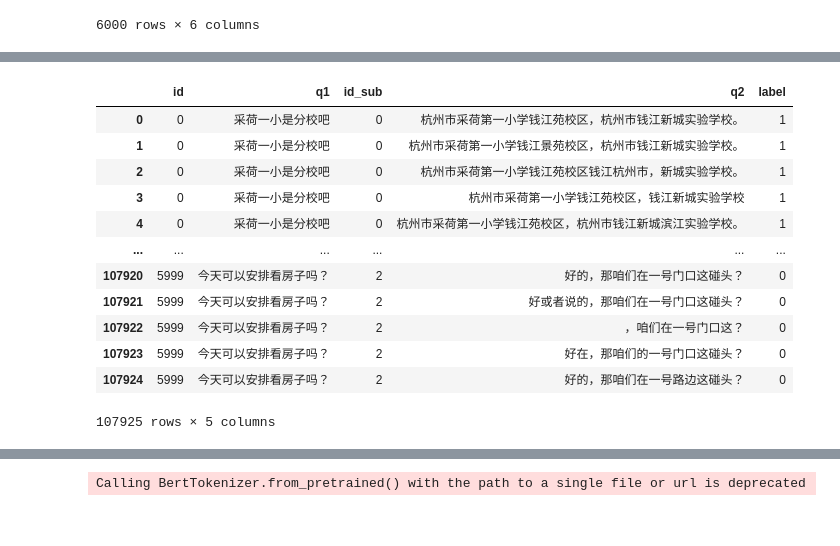
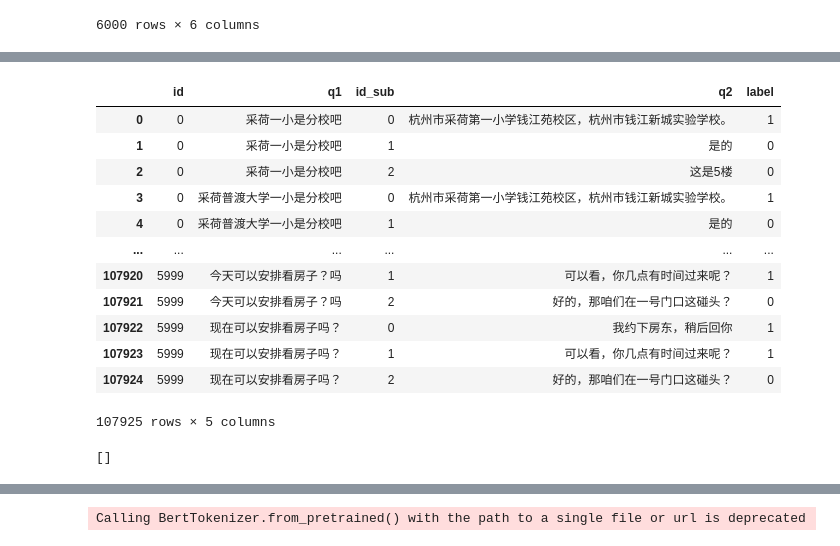
Before and after one commit to AlfredWGA/House-Property-QA, a Jupyter notebook: data/raw_data/stats.ipynb, the cells around one changed output, grey strips where cells are left out. Saved outputs shown, nothing was run; the diff lists cells and outputs as text; code cells hidden in the pictures.

```diff
--- a/data/raw_data/stats.ipynb
+++ b/data/raw_data/stats.ipynb
@@ -102,3 +12,0 @@ mask.sum().item()
-# %%
-idx = torch.multinomial(torch.ones([10]), num_samples=4)
-idx
@@ -417,3 +308,14 @@ for row in tqdm(train_reply_aug.itertuples(index=False)):
     train_reply_aug_dict['id_sub'].extend([idx_sub] * num_samples)
     train_reply_aug_dict['label'].extend([label] * num_samples)
     train_reply_aug_dict['q2'].extend(samples)
+# %%
+train_query_aug_dict = defaultdict(list)
+for row in tqdm(train_query_aug.itertuples(index=False)):
+    idx = row.id
+    samples = list(row[1:])
+    num_samples = len(samples)
+
+    train_query_aug_dict['id'].extend([idx] * num_samples)
+    train_query_aug_dict['q1'].extend(samples)
+# %%
+train_query_aug = pd.DataFrame(data=train_query_aug_dict)
@@ -424,17 +342 @@ train_df_aug = train_df_aug[['id', 'q1', 'id_sub', 'q2', 'label']]
-# %%
-train_df_aug
-# %% [output]
-|  | id | q1 | id_sub | q2 | label |
-| 0 | 0 | 采荷一小是分校吧 | 0 | 杭州市采荷第一小学钱江苑校区，杭州市钱江新城实验学校。 | 1 |
-| 1 | 0 | 采荷一小是分校吧 | 0 | 杭州市采荷第一小学钱江景苑校区，杭州市钱江新城实验学校。 | 1 |
-| 2 | 0 | 采荷一小是分校吧 | 0 | 杭州市采荷第一小学钱江苑校区钱江杭州市，新城实验学校。 | 1 |
-| 3 | 0 | 采荷一小是分校吧 | 0 | 杭州市采荷第一小学钱江苑校区，钱江新城实验学校 | 1 |
-| 4 | 0 | 采荷一小是分校吧 | 0 | 杭州市采荷第一小学钱江苑校区，杭州市钱江新城滨江实验学校。 | 1 |
-| ... | ... | ... | ... | ... | ... |
-| 107920 | 5999 | 今天可以安排看房子吗？ | 2 | 好的，那咱们在一号门口这碰头？ | 0 |
-| 107921 | 5999 | 今天可以安排看房子吗？ | 2 | 好或者说的，那咱们在一号门口这碰头？ | 0 |
-| 107922 | 5999 | 今天可以安排看房子吗？ | 2 | ，咱们在一号门口这？ | 0 |
-| 107923 | 5999 | 今天可以安排看房子吗？ | 2 | 好在，那咱们的一号门口这碰头？ | 0 |
-| 107924 | 5999 | 今天可以安排看房子吗？ | 2 | 好的，那咱们在一号路边这碰头？ | 0 |
-107925 rows × 5 columns
 # %%
@@ -441,0 +344,17 @@ train_df_aug.to_csv(RAW_DATA_PATH/'train/train_aug_answer_only.tsv', sep='\t', i
+# %%
+train_df_aug_query_only = pd.merge(train_query_aug, train_reply, how='left')
+train_df_aug_query_only
+# %% [output]
+|  | id | q1 | id_sub | q2 | label |
+| 0 | 0 | 采荷一小是分校吧 | 0 | 杭州市采荷第一小学钱江苑校区，杭州市钱江新城实验学校。 | 1 |
+| 1 | 0 | 采荷一小是分校吧 | 1 | 是的 | 0 |
+| 2 | 0 | 采荷一小是分校吧 | 2 | 这是5楼 | 0 |
+| 3 | 0 | 采荷普渡大学一小是分校吧 | 0 | 杭州市采荷第一小学钱江苑校区，杭州市钱江新城实验学校。 | 1 |
+| 4 | 0 | 采荷普渡大学一小是分校吧 | 1 | 是的 | 0 |
+| ... | ... | ... | ... | ... | ... |
+| 107920 | 5999 | 今天可以安排看房子？吗 | 1 | 可以看，你几点有时间过来呢？ | 1 |
+| 107921 | 5999 | 今天可以安排看房子？吗 | 2 | 好的，那咱们在一号门口这碰头？ | 0 |
+| 107922 | 5999 | 现在可以安排看房子吗？ | 0 | 我约下房东，稍后回你 | 1 |
+| 107923 | 5999 | 现在可以安排看房子吗？ | 1 | 可以看，你几点有时间过来呢？ | 1 |
+| 107924 | 5999 | 现在可以安排看房子吗？ | 2 | 好的，那咱们在一号门口这碰头？ | 0 |
+107925 rows × 5 columns
@@ -441,0 +366,4 @@ train_df_aug.to_csv(RAW_DATA_PATH/'train/train_aug_answer_only.tsv', sep='\t', i
+# %%
+pd.Series().to_list()
+# %% [output]
+[]
```
Also changed, not shown: parts of 34 cells of this notebook, 3 other files.
